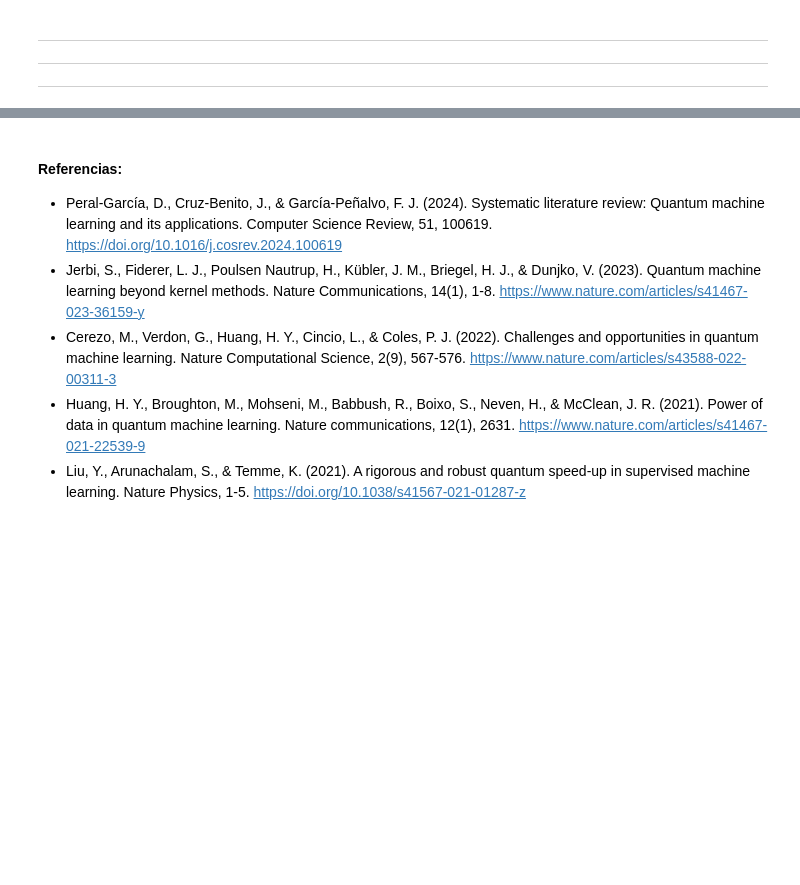
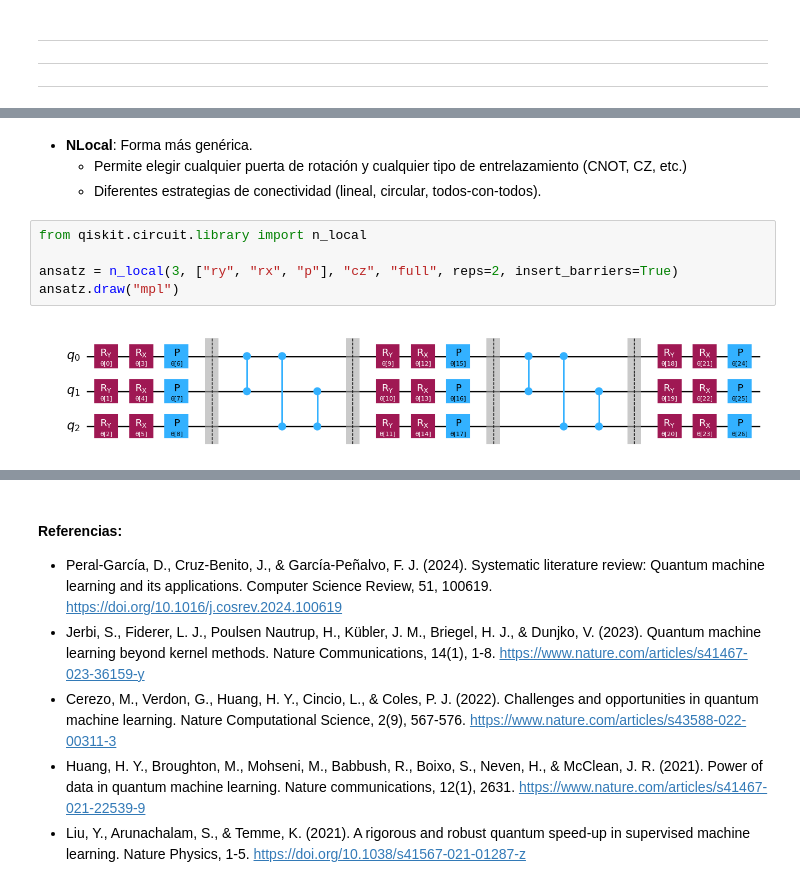
Before and after one commit to tarabelo/GrIA-QML-2025-26, a Jupyter notebook: 05. Introducción al Quantum Machine Learning.ipynb, the cells around one changed output, grey strips where cells are left out. Drawn from its saved outputs; the diff is of its cells as text; blank space fills up the shorter version.

```diff
--- a/05. Introducción al Quantum Machine Learning.ipynb
+++ b/05. Introducción al Quantum Machine Learning.ipynb
@@ -766,0 +840,11 @@ display(circuit_inferencia.decompose().draw(output='mpl'))
+# %% [markdown]
+- **NLocal**: Forma más genérica.
+  - Permite elegir cualquier puerta de rotación y cualquier tipo de entrelazamiento (CNOT, CZ, etc.)
+  - Diferentes estrategias de conectividad (lineal, circular, todos-con-todos).
+# %%
+from qiskit.circuit.library import n_local
+
+ansatz = n_local(3, ["ry", "rx", "p"], "cz", "full", reps=2, insert_barriers=True)
+ansatz.draw("mpl")
+# %% [output]
+[figure, added]
```
Also changed, not shown: parts of 19 cells of this notebook.
